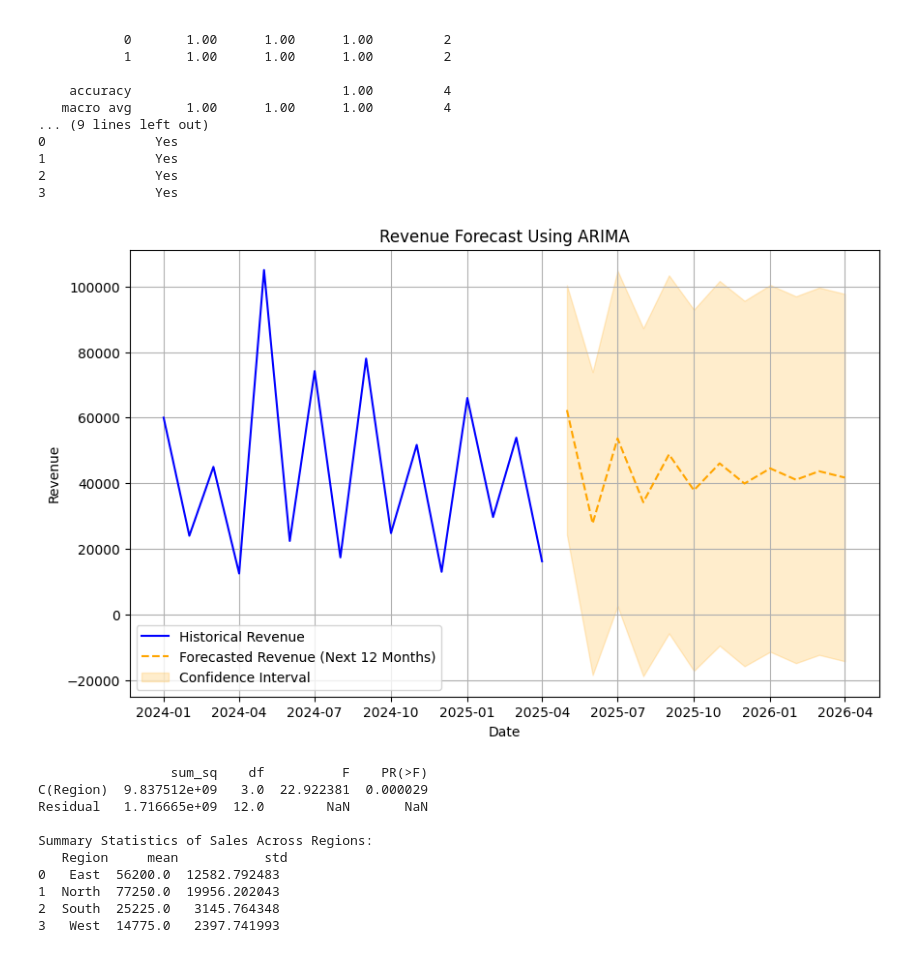
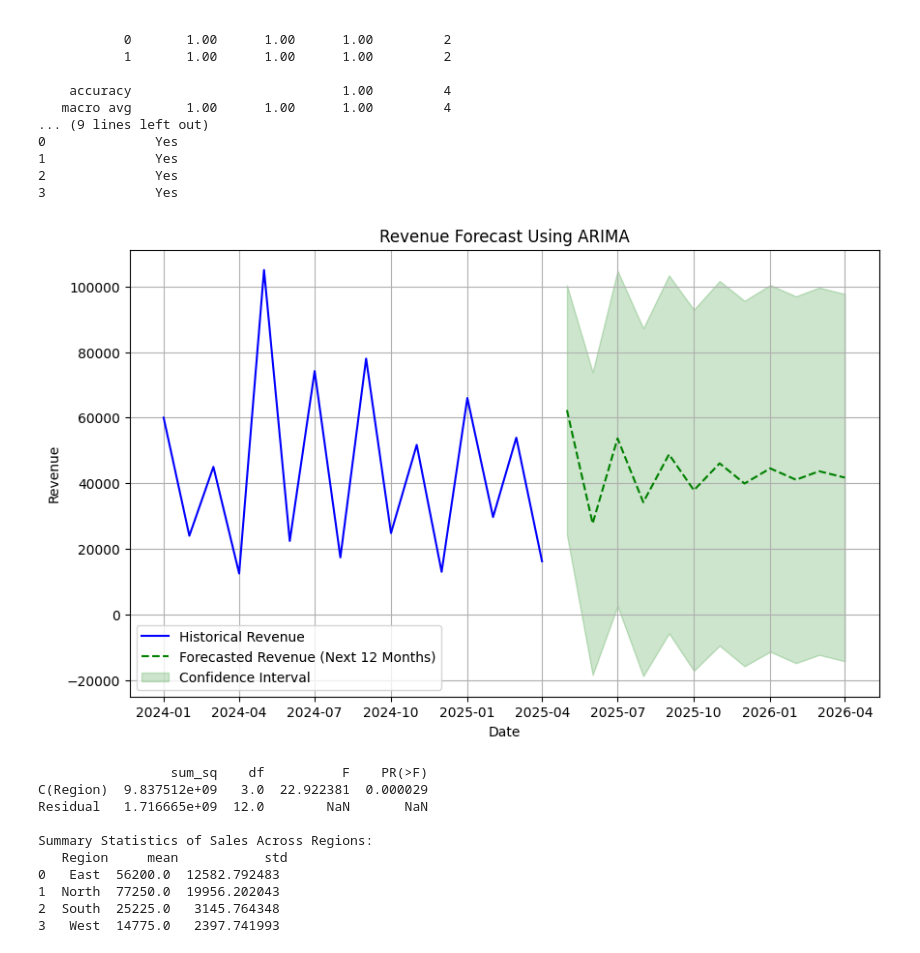
Before and after one commit to shreya63807/sales-, a Jupyter notebook: Sales.ipynb, the cells around one changed output. Saved outputs shown, nothing was run; the diff lists cells and outputs as text; code cells hidden in the pictures.

```diff
--- a/Sales.ipynb
+++ b/Sales.ipynb
@@ -247,36 +247,36 @@ from statsmodels.tsa.arima.model import ARIMA
 
 df.index = pd.date_range(start="2024-01-01", periods=len(df), freq='MS')
 
 # Fit an ARIMA model
 model = ARIMA(Revenue, order=(1, 1, 1))
 model_fit = model.fit()
 
 # Forecast future revenue for the next 12 months
 forecast_result = model_fit.get_forecast(steps=12)
 forecast = forecast_result.predicted_mean
 conf_int = forecast_result.conf_int()  # Confidence interval now correctly defined
 
 # Create index for the forecasted period
 forecast_index = pd.date_range(start=df.index[-1] + pd.DateOffset(months=1), periods=12, freq='MS')
 forecast_series = pd.Series(forecast.values, index=forecast_index)
 
 # Plotting historical revenue and forecast
 plt.figure(figsize=(10, 6))
 plt.plot(df.index, Revenue, label='Historical Revenue', color='blue')
-plt.plot(forecast_series.index, forecast_series, label='Forecasted Revenue (Next 12 Months)', color='orange', linestyle='--')
+plt.plot(forecast_series.index, forecast_series, label='Forecasted Revenue (Next 12 Months)', color='green', linestyle='--')
 plt.fill_between(forecast_series.index,
                  conf_int.iloc[:, 0].values,
                  conf_int.iloc[:, 1].values,
-                 color='orange', alpha=0.2, label='Confidence Interval')
+                 color='green', alpha=0.2, label='Confidence Interval')
 
 plt.title('Revenue Forecast Using ARIMA')
 plt.xlabel('Date')
 plt.ylabel('Revenue')
 plt.legend()
 plt.grid(True)
 plt.show()
 # %% [output]
-[figure, old version]
+[figure, new version]
 # %%
 import statsmodels.api as sm
 from statsmodels.formula.api import ols
```
Also changed, not shown: parts of 3 cells of this notebook.
